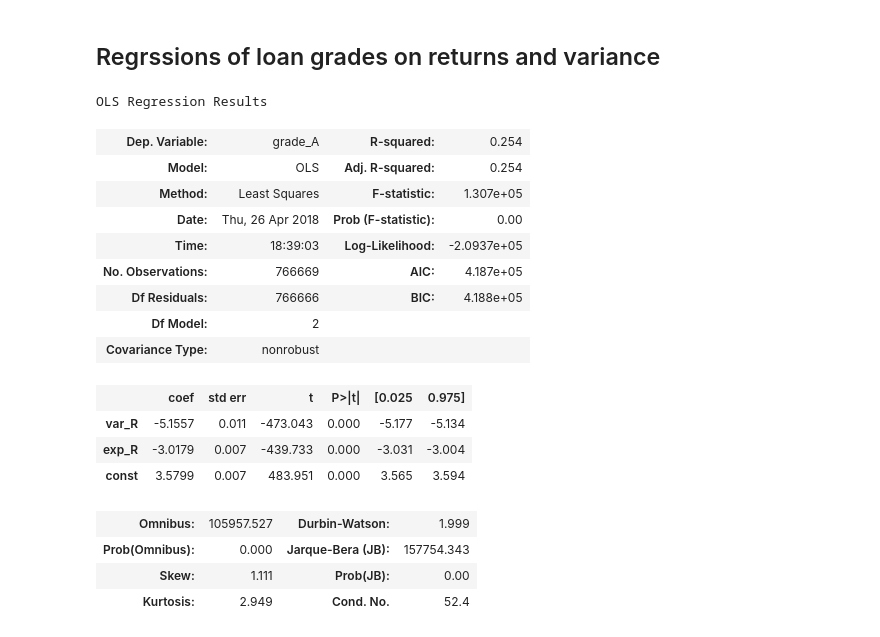
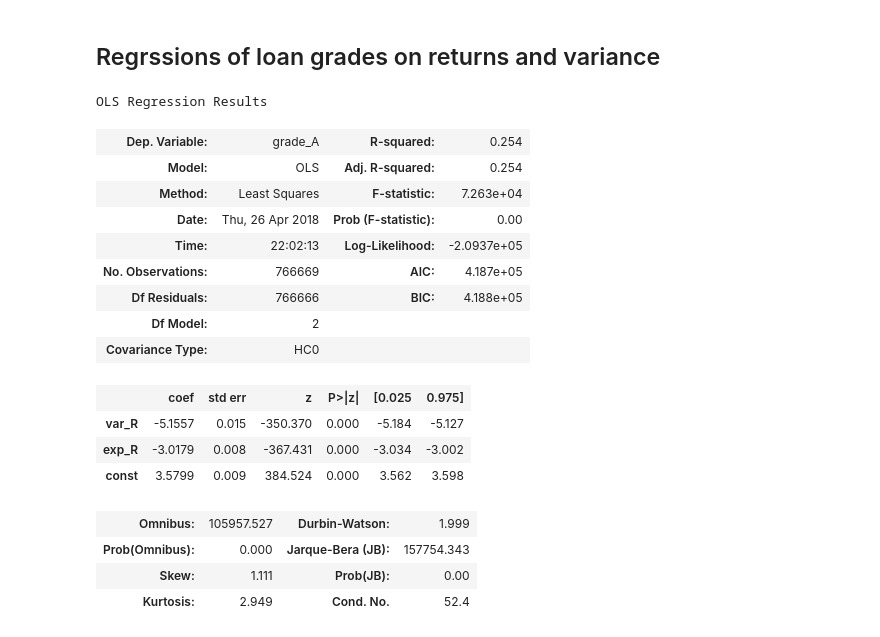
Before and after one commit to arielgoldszmidt/lenders, a Jupyter notebook: project.ipynb, the cells around one changed output. Saved outputs shown, nothing was run; the diff lists cells and outputs as text; code cells hidden in the pictures.

```diff
--- a/project.ipynb
+++ b/project.ipynb
@@ -378,22 +378,22 @@ array([1, 1, 1, 2, 1, 1, 1, 1, 3, 1, 2, 2, 2, 1, 3, 2, 2, 1, 3, 2, 2, 2, 2,
 # %% [markdown]
 ## Regrssions of loan grades on returns and variance
 # %%
-sm.OLS(grades["grade_A"], risk_factors[["var_R", "exp_R", "const"]]).fit().summary()
+sm.OLS(grades["grade_A"], risk_factors[["var_R", "exp_R", "const"]]).fit(cov_type='HC0').summary()
 # %% [output]
 OLS Regression Results
 | Dep. Variable: | grade_A | R-squared: | 0.254 |
 | Model: | OLS | Adj. R-squared: | 0.254 |
-| Method: | Least Squares | F-statistic: | 1.307e+05 |
+| Method: | Least Squares | F-statistic: | 7.263e+04 |
 | Date: | Thu, 26 Apr 2018 | Prob (F-statistic): | 0.00 |
-| Time: | 18:39:03 | Log-Likelihood: | -2.0937e+05 |
+| Time: | 22:02:13 | Log-Likelihood: | -2.0937e+05 |
 | No. Observations: | 766669 | AIC: | 4.187e+05 |
 | Df Residuals: | 766666 | BIC: | 4.188e+05 |
 | Df Model: | 2 |  |  |
-| Covariance Type: | nonrobust |  |  |
+| Covariance Type: | HC0 |  |  |
-|  | coef | std err | t | P>|t| | [0.025 | 0.975] |
-| var_R | -5.1557 | 0.011 | -473.043 | 0.000 | -5.177 | -5.134 |
-| exp_R | -3.0179 | 0.007 | -439.733 | 0.000 | -3.031 | -3.004 |
-| const | 3.5799 | 0.007 | 483.951 | 0.000 | 3.565 | 3.594 |
+|  | coef | std err | z | P>|z| | [0.025 | 0.975] |
+| var_R | -5.1557 | 0.015 | -350.370 | 0.000 | -5.184 | -5.127 |
+| exp_R | -3.0179 | 0.008 | -367.431 | 0.000 | -3.034 | -3.002 |
+| const | 3.5799 | 0.009 | 384.524 | 0.000 | 3.562 | 3.598 |
 | Omnibus: | 105957.527 | Durbin-Watson: | 1.999 |
 | Prob(Omnibus): | 0.000 | Jarque-Bera (JB): | 157754.343 |
 | Skew: | 1.111 | Prob(JB): | 0.00 |
```
Also changed, not shown: parts of 4 cells of this notebook.
